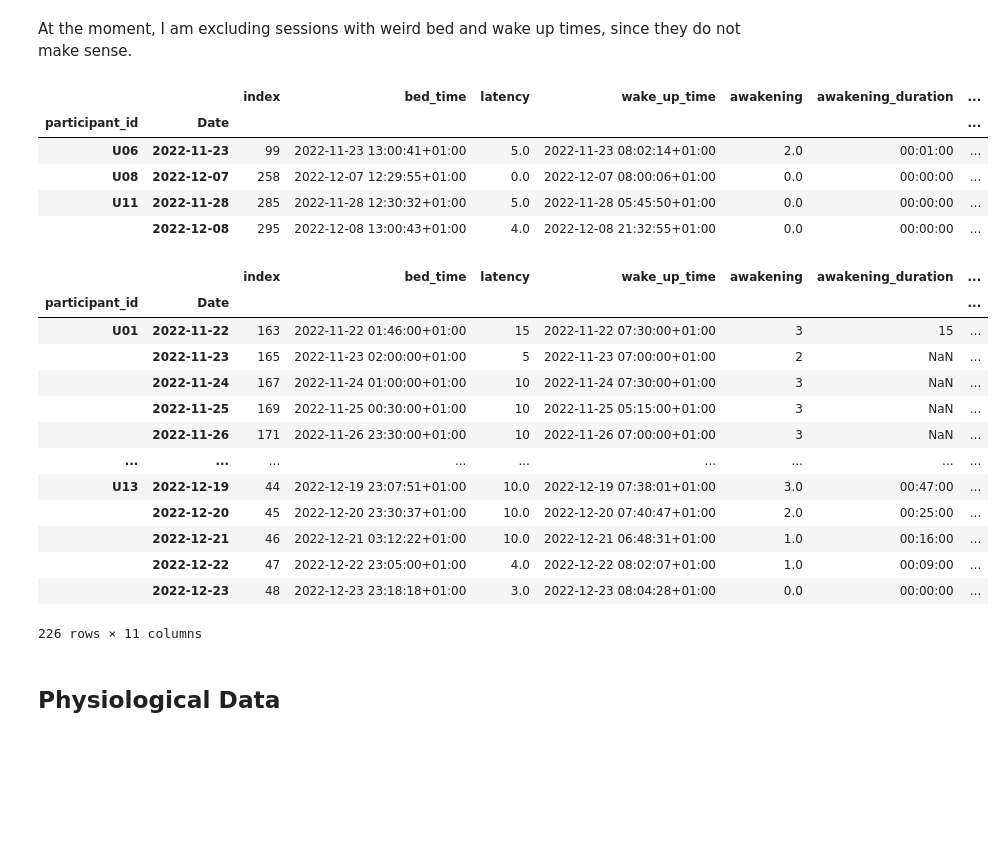
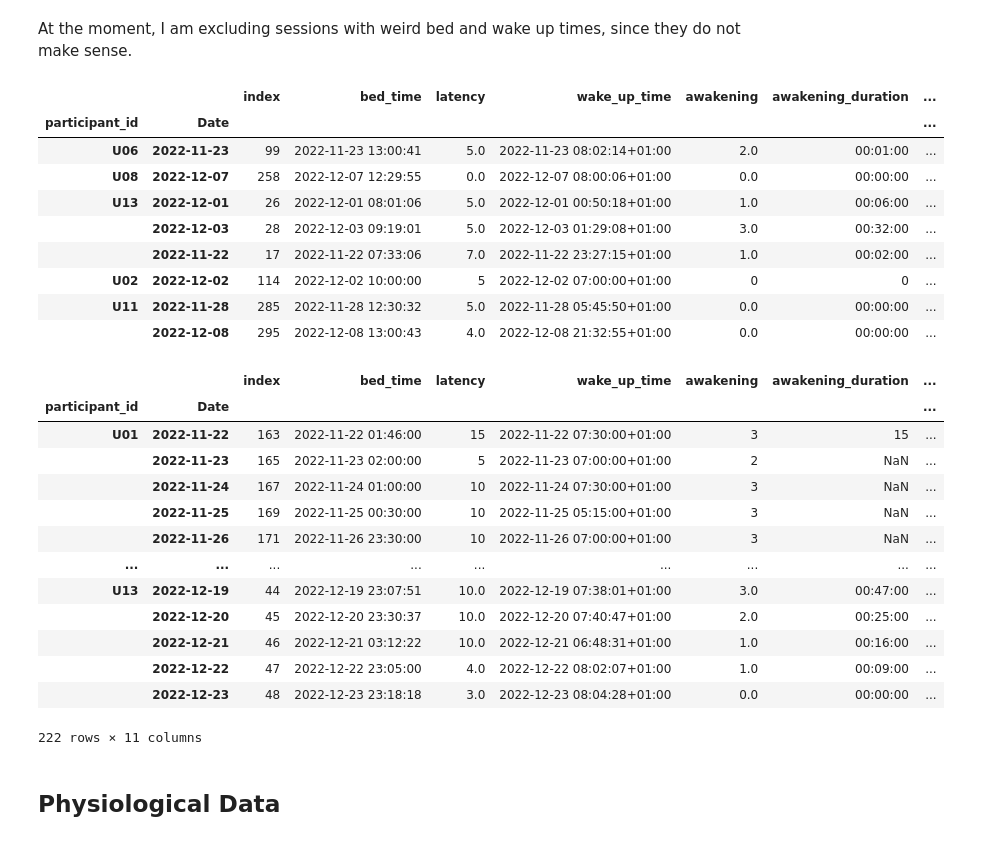
Before and after one commit to LeonardoAlchieri/LateralizationPhysiologicalWearables, a Jupyter notebook: notebooks/data-exploration.ipynb, the cells around one changed output. Drawn from its saved outputs; the diff is of its cells as text; code cells hidden in the pictures; blank space fills up the shorter version.

```diff
--- a/notebooks/data-exploration.ipynb
+++ b/notebooks/data-exploration.ipynb
@@ -16,40 +16,44 @@ For the moment, I shall consider the self-reports for the sleep data.
 from pandas import read_csv, to_datetime
 # %%
 experiment_info = read_csv('../data/all_experimento_info.csv', index_col=[0,1])
-experiment_info['bed_time'] = experiment_info['bed_time'].apply(to_datetime)
+experiment_info['actual_bed_time'] = experiment_info['actual_bed_time'].apply(to_datetime)
 experiment_info['wake_up_time'] = experiment_info['wake_up_time'].apply(to_datetime)
-experiment_info['bed_time'] = experiment_info['bed_time'].dt.tz_localize('Europe/Rome')
+experiment_info['actual_bed_time'] = experiment_info['actual_bed_time'].dt.tz_localize('Europe/Rome')
 experiment_info['wake_up_time'] = experiment_info['wake_up_time'].dt.tz_localize('Europe/Rome')
 # %% [markdown]
 At the moment, I am excluding sessions with weird bed and wake up times, since they do not make sense.
 # %%
 weird_times_mask = (
     (
-        experiment_info["bed_time"].apply(lambda x: x.time())
+        experiment_info["actual_bed_time"].apply(lambda x: x.time())
         < to_datetime("15:00:00").time()
     )
     & (
-        experiment_info["bed_time"].apply(lambda x: x.time())
-        > to_datetime("10:00:00").time()
+        experiment_info["actual_bed_time"].apply(lambda x: x.time())
+        > to_datetime("7:31:00").time()
     )
 ) | (
     (
         experiment_info["wake_up_time"].apply(lambda x: x.time())
         < to_datetime("02:00:00").time()
     )
     & (
         experiment_info["wake_up_time"].apply(lambda x: x.time())
         > to_datetime("15:00:00").time()
     )
 )
 experiment_info[weird_times_mask]
 # %% [output]
 |  |  | index | bed_time | latency | wake_up_time | awakening | awakening_duration | ... |
 | participant_id | Date |  |  |  |  |  |  | ... |
-| U06 | 2022-11-23 | 99 | 2022-11-23 13:00:41+01:00 | 5.0 | 2022-11-23 08:02:14+01:00 | 2.0 | 00:01:00 | ... |
-| U08 | 2022-12-07 | 258 | 2022-12-07 12:29:55+01:00 | 0.0 | 2022-12-07 08:00:06+01:00 | 0.0 | 00:00:00 | ... |
-| U11 | 2022-11-28 | 285 | 2022-11-28 12:30:32+01:00 | 5.0 | 2022-11-28 05:45:50+01:00 | 0.0 | 00:00:00 | ... |
-|  | 2022-12-08 | 295 | 2022-12-08 13:00:43+01:00 | 4.0 | 2022-12-08 21:32:55+01:00 | 0.0 | 00:00:00 | ... |
+| U06 | 2022-11-23 | 99 | 2022-11-23 13:00:41 | 5.0 | 2022-11-23 08:02:14+01:00 | 2.0 | 00:01:00 | ... |
+| U08 | 2022-12-07 | 258 | 2022-12-07 12:29:55 | 0.0 | 2022-12-07 08:00:06+01:00 | 0.0 | 00:00:00 | ... |
+| U13 | 2022-12-01 | 26 | 2022-12-01 08:01:06 | 5.0 | 2022-12-01 00:50:18+01:00 | 1.0 | 00:06:00 | ... |
+|  | 2022-12-03 | 28 | 2022-12-03 09:19:01 | 5.0 | 2022-12-03 01:29:08+01:00 | 3.0 | 00:32:00 | ... |
+|  | 2022-11-22 | 17 | 2022-11-22 07:33:06 | 7.0 | 2022-11-22 23:27:15+01:00 | 1.0 | 00:02:00 | ... |
+| U02 | 2022-12-02 | 114 | 2022-12-02 10:00:00 | 5 | 2022-12-02 07:00:00+01:00 | 0 | 0 | ... |
+| U11 | 2022-11-28 | 285 | 2022-11-28 12:30:32 | 5.0 | 2022-11-28 05:45:50+01:00 | 0.0 | 00:00:00 | ... |
+|  | 2022-12-08 | 295 | 2022-12-08 13:00:43 | 4.0 | 2022-12-08 21:32:55+01:00 | 0.0 | 00:00:00 | ... |
 # %%
 experiment_info = experiment_info[~weird_times_mask]
 # %%
@@ -57,18 +61,18 @@ experiment_info.sort_index()
 # %% [output]
 |  |  | index | bed_time | latency | wake_up_time | awakening | awakening_duration | ... |
 | participant_id | Date |  |  |  |  |  |  | ... |
-| U01 | 2022-11-22 | 163 | 2022-11-22 01:46:00+01:00 | 15 | 2022-11-22 07:30:00+01:00 | 3 | 15 | ... |
-|  | 2022-11-23 | 165 | 2022-11-23 02:00:00+01:00 | 5 | 2022-11-23 07:00:00+01:00 | 2 | NaN | ... |
-|  | 2022-11-24 | 167 | 2022-11-24 01:00:00+01:00 | 10 | 2022-11-24 07:30:00+01:00 | 3 | NaN | ... |
-|  | 2022-11-25 | 169 | 2022-11-25 00:30:00+01:00 | 10 | 2022-11-25 05:15:00+01:00 | 3 | NaN | ... |
-|  | 2022-11-26 | 171 | 2022-11-26 23:30:00+01:00 | 10 | 2022-11-26 07:00:00+01:00 | 3 | NaN | ... |
+| U01 | 2022-11-22 | 163 | 2022-11-22 01:46:00 | 15 | 2022-11-22 07:30:00+01:00 | 3 | 15 | ... |
+|  | 2022-11-23 | 165 | 2022-11-23 02:00:00 | 5 | 2022-11-23 07:00:00+01:00 | 2 | NaN | ... |
+|  | 2022-11-24 | 167 | 2022-11-24 01:00:00 | 10 | 2022-11-24 07:30:00+01:00 | 3 | NaN | ... |
+|  | 2022-11-25 | 169 | 2022-11-25 00:30:00 | 10 | 2022-11-25 05:15:00+01:00 | 3 | NaN | ... |
+|  | 2022-11-26 | 171 | 2022-11-26 23:30:00 | 10 | 2022-11-26 07:00:00+01:00 | 3 | NaN | ... |
 | ... | ... | ... | ... | ... | ... | ... | ... | ... |
-| U13 | 2022-12-19 | 44 | 2022-12-19 23:07:51+01:00 | 10.0 | 2022-12-19 07:38:01+01:00 | 3.0 | 00:47:00 | ... |
-|  | 2022-12-20 | 45 | 2022-12-20 23:30:37+01:00 | 10.0 | 2022-12-20 07:40:47+01:00 | 2.0 | 00:25:00 | ... |
-|  | 2022-12-21 | 46 | 2022-12-21 03:12:22+01:00 | 10.0 | 2022-12-21 06:48:31+01:00 | 1.0 | 00:16:00 | ... |
-|  | 2022-12-22 | 47 | 2022-12-22 23:05:00+01:00 | 4.0 | 2022-12-22 08:02:07+01:00 | 1.0 | 00:09:00 | ... |
-|  | 2022-12-23 | 48 | 2022-12-23 23:18:18+01:00 | 3.0 | 2022-12-23 08:04:28+01:00 | 0.0 | 00:00:00 | ... |
+| U13 | 2022-12-19 | 44 | 2022-12-19 23:07:51 | 10.0 | 2022-12-19 07:38:01+01:00 | 3.0 | 00:47:00 | ... |
+|  | 2022-12-20 | 45 | 2022-12-20 23:30:37 | 10.0 | 2022-12-20 07:40:47+01:00 | 2.0 | 00:25:00 | ... |
+|  | 2022-12-21 | 46 | 2022-12-21 03:12:22 | 10.0 | 2022-12-21 06:48:31+01:00 | 1.0 | 00:16:00 | ... |
+|  | 2022-12-22 | 47 | 2022-12-22 23:05:00 | 4.0 | 2022-12-22 08:02:07+01:00 | 1.0 | 00:09:00 | ... |
+|  | 2022-12-23 | 48 | 2022-12-23 23:18:18 | 3.0 | 2022-12-23 08:04:28+01:00 | 0.0 | 00:00:00 | ... |
-226 rows × 11 columns
+222 rows × 11 columns
 # %% [markdown]
 ## Physiological Data
 # %%
```
Also changed, not shown: parts of 31 cells of this notebook, 6 other files.
